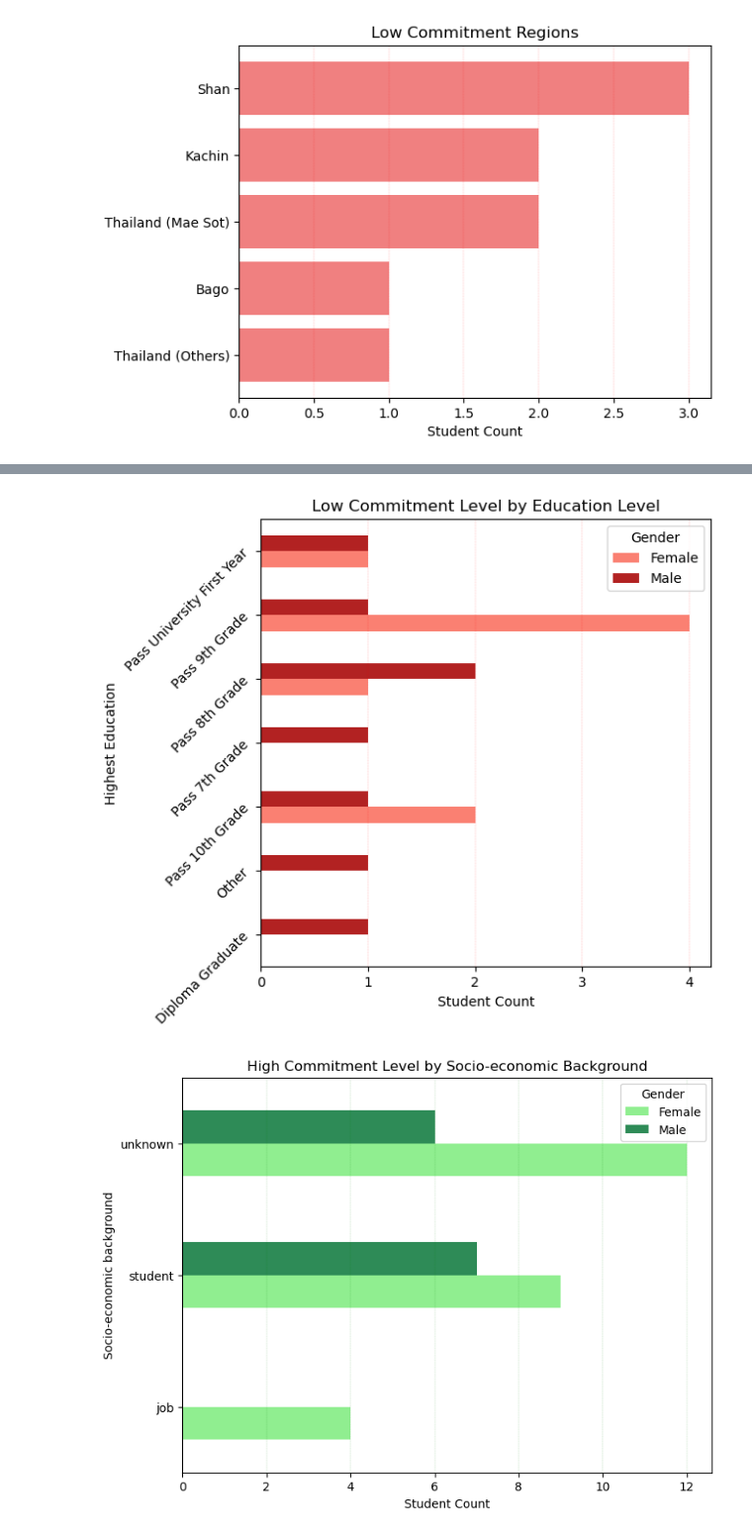
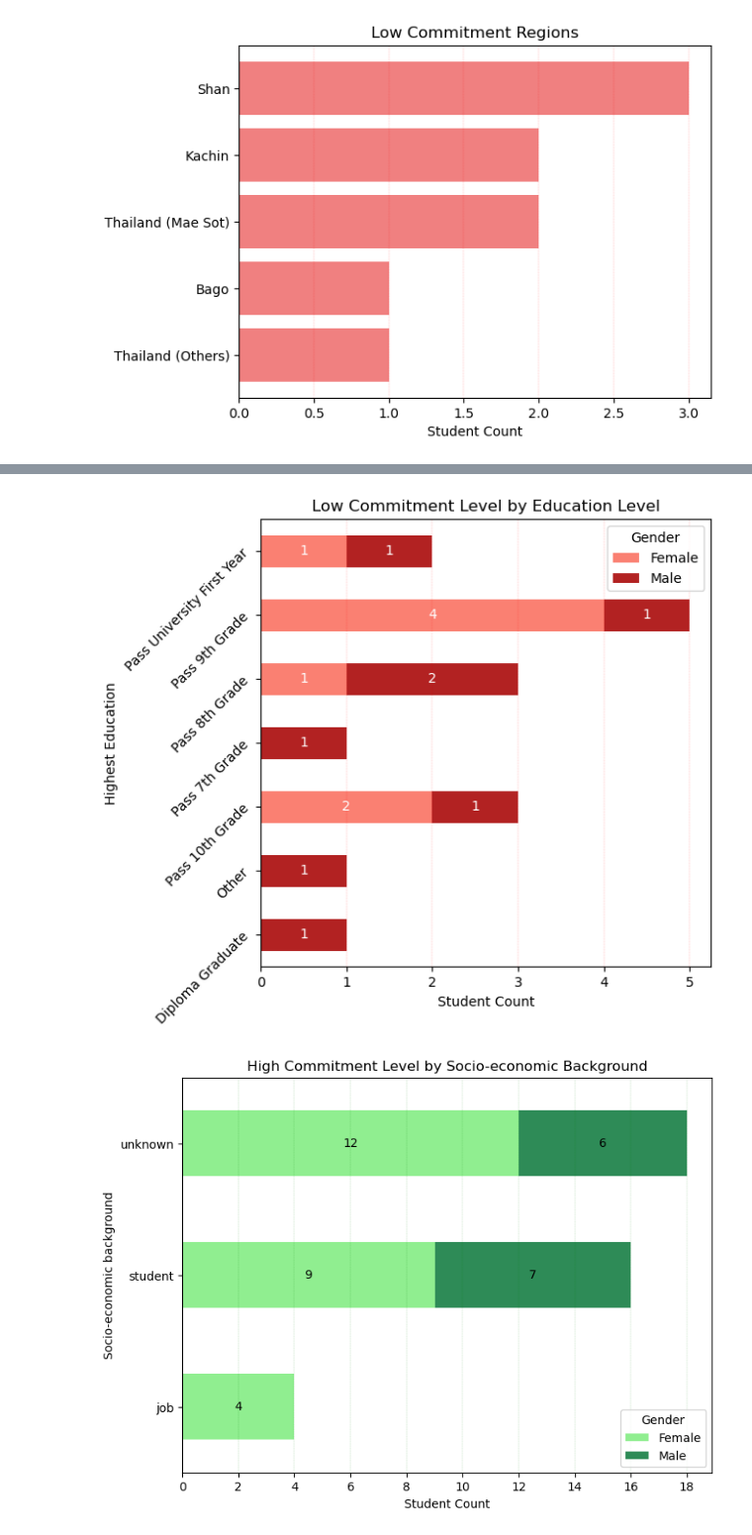
Before and after one commit to iSTAREducation/mmdt-da-project01-team-1, a Jupyter notebook: Assignment_00/notebook/expt_outcome_4.ipynb, the cells around one changed output, grey strips where cells are left out. Shown: that part at 99% size. Saved outputs shown, nothing was run; the diff lists cells and outputs as text; code cells hidden in the pictures.

Commit message:
[Team 1] Asg00_Proj1 - Changed expt_outcome 4 charts to stacked bar

```diff
--- a/Assignment_00/notebook/expt_outcome_4.ipynb
+++ b/Assignment_00/notebook/expt_outcome_4.ipynb
@@ -285,8 +306,15 @@ plt.show()
 # %%
-low_comit_age.plot(kind='barh', color=['salmon', 'firebrick'], figsize=(8,6))
+ax = low_comit_age.plot(kind='barh', color=['salmon', 'firebrick'], figsize=(8,6), stacked=True)
+
+for p in ax.patches:
+    width = p.get_width()
+    if width > 0:
+        ax.text(p.get_x() + width / 2, p.get_y() + p.get_height() / 2,
+                int(width), va='center', ha='center', color='w')
+
 plt.title('Low Commitment Level by Age')
 plt.grid(axis='x', color='r', linestyle=':', linewidth=0.2)
 plt.xlabel('Student Count')
-plt.xticks(range(0, 5, 1))
+plt.xticks(range(0, 6, 1))
 plt.show()
 # %% [output]
@@ -294,9 +322,16 @@ plt.show()
 # %%
-high_comit_edu.plot(kind='barh', color=['lightgreen', 'seagreen'], figsize=(6,6))
+ax = high_comit_edu.plot(kind='barh', color=['lightgreen', 'seagreen'], figsize=(6,6), stacked=True)
+
+for p in ax.patches:
+    width = p.get_width()
+    if width > 0:
+        ax.text(p.get_x() + width / 2, p.get_y() + p.get_height() / 2,
+                int(width), va='center', ha='center', color='black')
+
 plt.title('High Commitment Level by Education Level')
 plt.grid(axis='x', color='g', linestyle=':', linewidth=0.2)
 plt.xlabel('Student Count')
 plt.yticks(rotation=45)
-plt.xticks(range(0, 10, 1))
+plt.xticks(range(0, 22, 2))
 plt.show()
 # %% [output]
@@ -304,19 +339,34 @@ plt.show()
 # %%
-low_comit_edu.plot(kind='barh', color=['salmon', 'firebrick'], figsize=(6,6))
+ax = low_comit_edu.plot(kind='barh', color=['salmon', 'firebrick'], figsize=(6,6), stacked=True)
+
+for p in ax.patches:
+    width = p.get_width()
+    if width > 0:
+        ax.text(p.get_x() + width / 2, p.get_y() + p.get_height() / 2,
+                int(width), va='center', ha='center', color='white')
+
 plt.title('Low Commitment Level by Education Level')
 plt.grid(axis='x', color='r', linestyle=':', linewidth=0.2)
 plt.xlabel('Student Count')
 plt.yticks(rotation=45)
-plt.xticks(range(0, 5, 1))
+plt.xticks(range(0, 6, 1))
 plt.show()
 # %% [output]
-[figure, old version]
+[figure, new version]
 # %%
-high_comit_socio.plot(kind='barh', color=['lightgreen', 'seagreen'], figsize=(8,6))
+ax = high_comit_socio.plot(kind='barh', color=['lightgreen', 'seagreen'], figsize=(8,6), stacked=True)
+
+for p in ax.patches:
+    width = p.get_width()
+    if width > 0:
+        ax.text(p.get_x() + width / 2, p.get_y() + p.get_height() / 2,
+                int(width), va='center', ha='center', color='black')
+
 plt.title('High Commitment Level by Socio-economic Background')
 plt.grid(axis='x', color='g', linestyle=':', linewidth=0.2)
 plt.xlabel('Student Count')
+plt.xticks(range(0, 20, 2))
 plt.show()
 # %% [output]
-[figure, old version]
+[figure, new version]
 # %%
```
Also changed, not shown: parts of 6 cells of this notebook.
